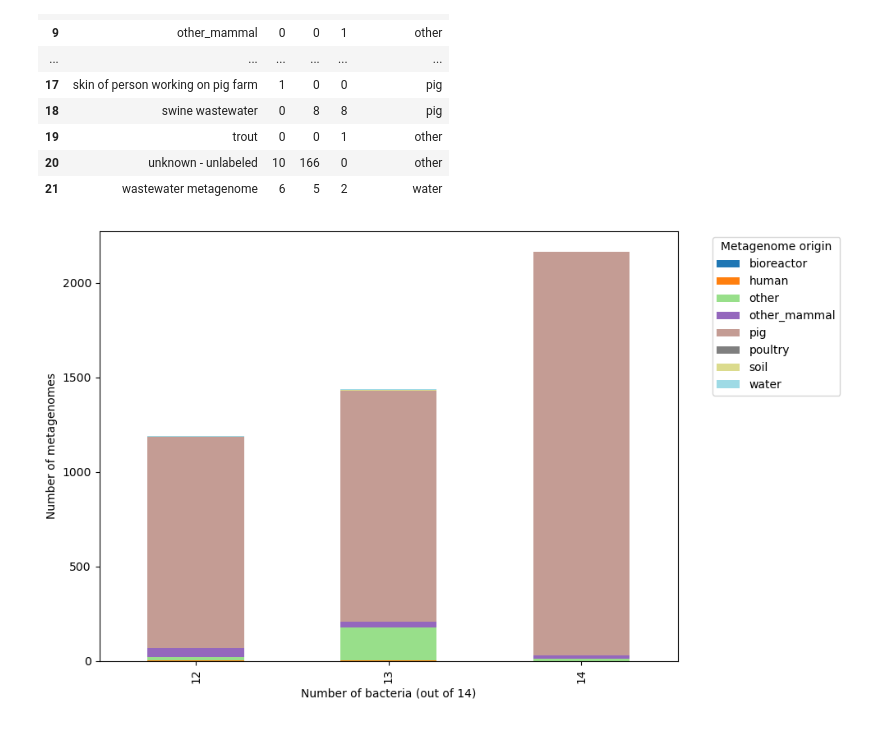
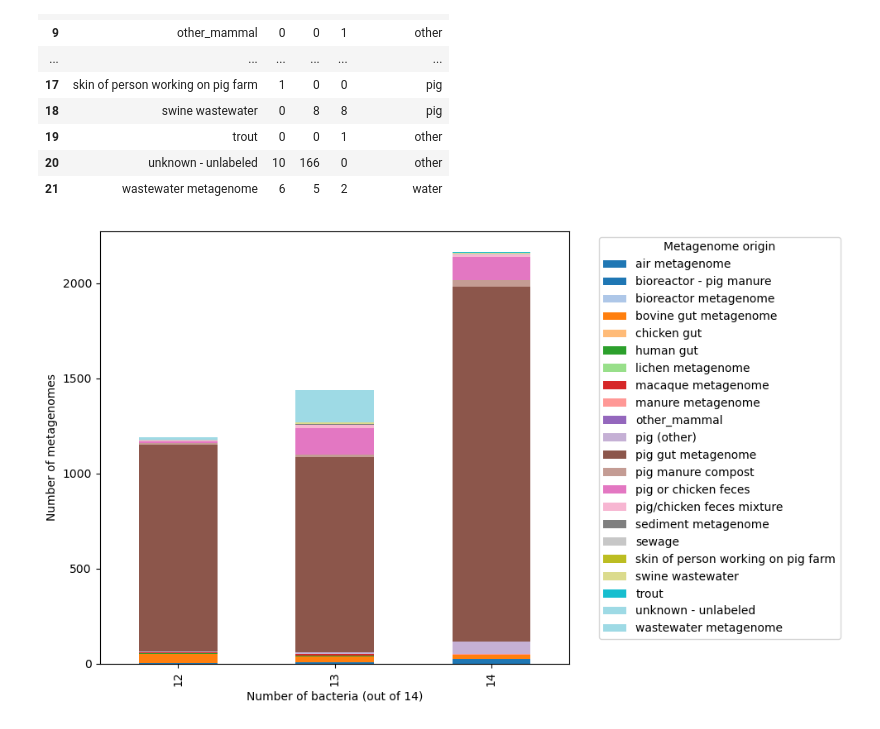
Before and after one commit to AnneliektH/2025-pig-binning-plots, a Jupyter notebook: notebooks/251001_branchwater.ipynb, the cells around one changed output. Saved outputs shown, nothing was run; the diff lists cells and outputs as text; code cells hidden in the pictures.

Commit message:
add bw plots

```diff
--- a/notebooks/251001_branchwater.ipynb
+++ b/notebooks/251001_branchwater.ipynb
@@ -243,6 +243,7 @@ df_pivot.loc[df_pivot['organism'].str.lower() == 'gut metagenome', 'broad_cat']
 df_pivot.loc[df_pivot['organism'].str.lower() == 'feces metagenome', 'broad_cat'] = 'feces metagenome'
 # %%
 df_pivot.loc[df_pivot['organism'].str.lower() == ' pig gut metagenome', 'broad_cat'] = ' pig gut metagenome'
+df_pivot.loc[df_pivot['organism'].str.lower() == ' pig or chicken feces', 'broad_cat'] = ' pig or chicken feces'
 # %%
 df_pivot
 # %% [output]
@@ -268,19 +269,19 @@ df_pivot
 numeric_cols = df_pivot.select_dtypes(include='number').columns.tolist()
 
 # Group by broad_cat and sum numeric columns
-df_grouped = df_pivot.groupby('broad_cat')[numeric_cols].sum().reset_index()
+df_grouped = df_pivot.groupby('organism')[numeric_cols].sum().reset_index()
 # %%
 # make chart with absolute numbers
 numeric_cols = df_grouped.select_dtypes(include='number').columns.tolist()
 
-df_abs = df_grouped.set_index('broad_cat')[numeric_cols]
+df_abs = df_grouped.set_index('organism')[numeric_cols]
 ax = df_abs.T.plot(kind='bar', stacked=True, figsize=(10,6), colormap='tab20')
 ax.set_ylabel('Number of metagenomes')
 ax.set_xlabel('Number of bacteria (out of 14)')
 
 plt.legend(title='Metagenome origin', bbox_to_anchor=(1.05, 1), loc='upper left')
 plt.tight_layout()
 #plt.show()
-plt.savefig('../plots/251001_absolute_metag.over11.mancur.png')
+plt.savefig('../plots/251001_absolute_metag.over11.all_cat.mancur.png')
 # %% [output]
-[figure, old version]
+[figure, new version]
```
Also changed, not shown: 1 other file.
